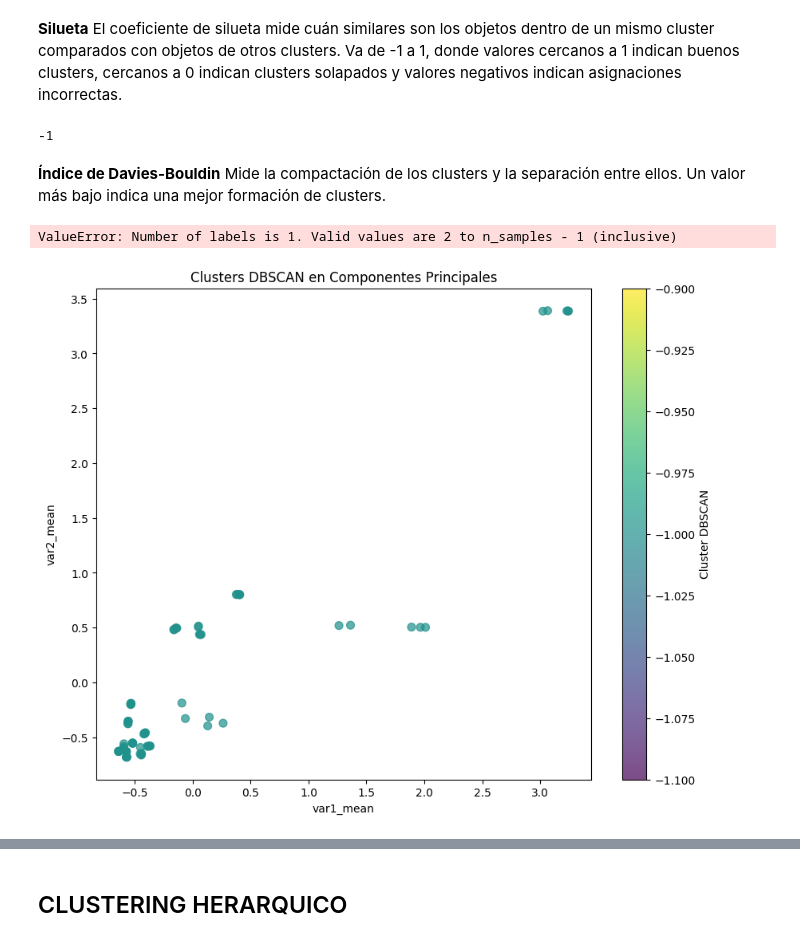
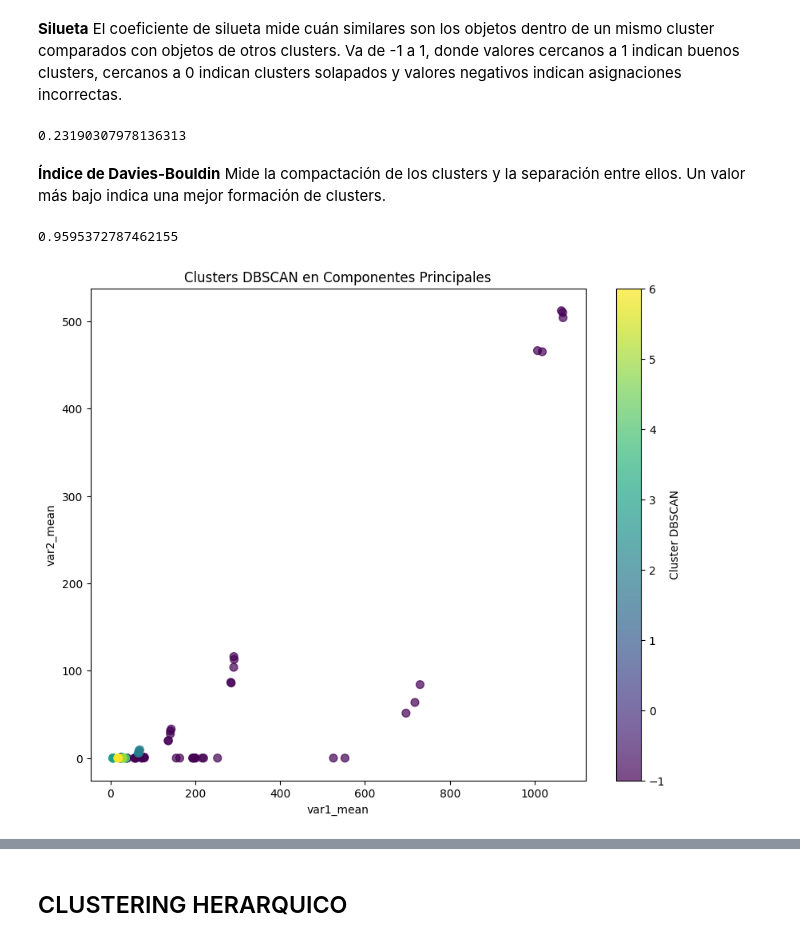
Before and after one commit to kesant/energy_consumption, a Jupyter notebook: notebooks/clustering_todas_caracteristicas.ipynb, the cells around one changed output, grey strips where cells are left out. Cells and saved outputs as stored; diff of their text form; code cells hidden in the pictures.

Commit message:
se ha realizado cambios en el codigo para realizar el clustering

```diff
--- a/notebooks/clustering_todas_caracteristicas.ipynb
+++ b/notebooks/clustering_todas_caracteristicas.ipynb
@@ -186,12 +177,0 @@ plt.show()
-# %%
-# Reducir la dimensionalidad utilizando PCA para seleccionar características no correlacionadas
-# Separar las características numéricas
-features = data_scaled_df.drop(columns=['type_building'])
-pca = PCA(n_components=3)  # Seleccionamos un número razonable de componentes principales
-principal_components = pca.fit_transform(features)
-
-# Convertir a DataFrame para mantener la consistencia
-principal_df =pd.DataFrame(principal_components, columns=[f'PC{i+1}' for i in range(principal_components.shape[1])])
-
-# # Añadir de nuevo la columna 'type_building'
-# principal_df['type_building'] = data_reduced['type_building']
@@ -222,4 +178,6 @@ Las cargas de las componentes principales (PCA) indican qué variables originale
 # %% [markdown]
 ## CLUSTERING
+# %%
+data_clustered=data.copy()
 # %% [markdown]
 ### KMEANS
@@ -266,7 +237,7 @@ kmeans = KMeans(n_clusters=3, random_state=42)
 clusters_kmeans = kmeans.fit_predict(features.iloc[:, :6])
 
 # Agregar los clusters al DataFrame para análisis posterior
-data_scaled_df['Cluster_KMeans'] = clusters_kmeans
+data_clustered['Cluster_KMeans'] = clusters_kmeans
 # Mostrar los primeros registros con los clusters asignados
-data_scaled_df.head()
+data_clustered.head()
 # %% [output]
@@ -387,10 +391,10 @@ print(eps)
 # %%
 # Aplicar DBSCAN
-dbscan = DBSCAN(eps=0.025, min_samples=6)
-clusters_dbscan = dbscan.fit_predict(features.iloc[:, :6])
+dbscan = DBSCAN(eps=5, min_samples=5)
+clusters_dbscan = dbscan.fit_predict(features)
 
 # Agregar los clusters al DataFrame para análisis posterior
-data_scaled_df['Cluster_DBSCAN'] = clusters_dbscan
+data_clustered['Cluster_DBSCAN'] = clusters_dbscan
 # Mostrar los primeros registros con los clusters asignados por DBSCAN
-data_scaled_df.head()
+data_clustered.head()
 # %% [output]
@@ -406,31 +410,31 @@ El coeficiente de silueta mide cuán similares son los objetos dentro de un mism
 # %%
 # Calcular el silhouette score para evaluar la calidad de los clusters, excluyendo los puntos ruidosos
 if len(set(clusters_dbscan)) > 1:
-    silhouette_dbscan = silhouette_score(features.iloc[:, :6], clusters_dbscan)
+    silhouette_dbscan = silhouette_score(features, clusters_dbscan)
 else:
     silhouette_dbscan = -1  # Silhouette score no es aplicable si hay un solo cluster
 silhouette_dbscan
 # %% [output]
--1
+0.23190307978136313
 # %% [markdown]
 **Índice de Davies-Bouldin**
 Mide la compactación de los clusters y la separación entre ellos. Un valor más bajo indica una mejor formación de clusters.
 # %%
 # Calcular el índice de Davies-Bouldin
-davies_bouldin_dbscan= davies_bouldin_score(features.iloc[:, :6], clusters_dbscan)
+davies_bouldin_dbscan= davies_bouldin_score(features, clusters_dbscan)
 davies_bouldin_dbscan
 # %% [output]
-ValueError: Number of labels is 1. Valid values are 2 to n_samples - 1 (inclusive)
+0.9595372787462155
 # %%
 # Visualización de los clusters obtenidos por DBSCAN
 plt.figure(figsize=(10, 8))
-plt.scatter(data_scaled_df['var1_mean'], data_scaled_df['var2_mean'], c=data_scaled_df['Cluster_DBSCAN'], cmap='viridis', s=50, alpha=0.7)
+plt.scatter(data_clustered['var1_mean'], data_clustered['var2_mean'], c=data_clustered['Cluster_DBSCAN'], cmap='viridis', s=50, alpha=0.7)
 plt.title('Clusters DBSCAN en Componentes Principales')
 plt.xlabel('var1_mean')
 plt.ylabel('var2_mean')
 plt.colorbar(label='Cluster DBSCAN')
 plt.show()
 # %% [output]
-[figure, old version]
+[figure, new version]
 # %%
 # Create crosstab: ct
```
Also changed, not shown: parts of 42 cells of this notebook, 2 other files.
